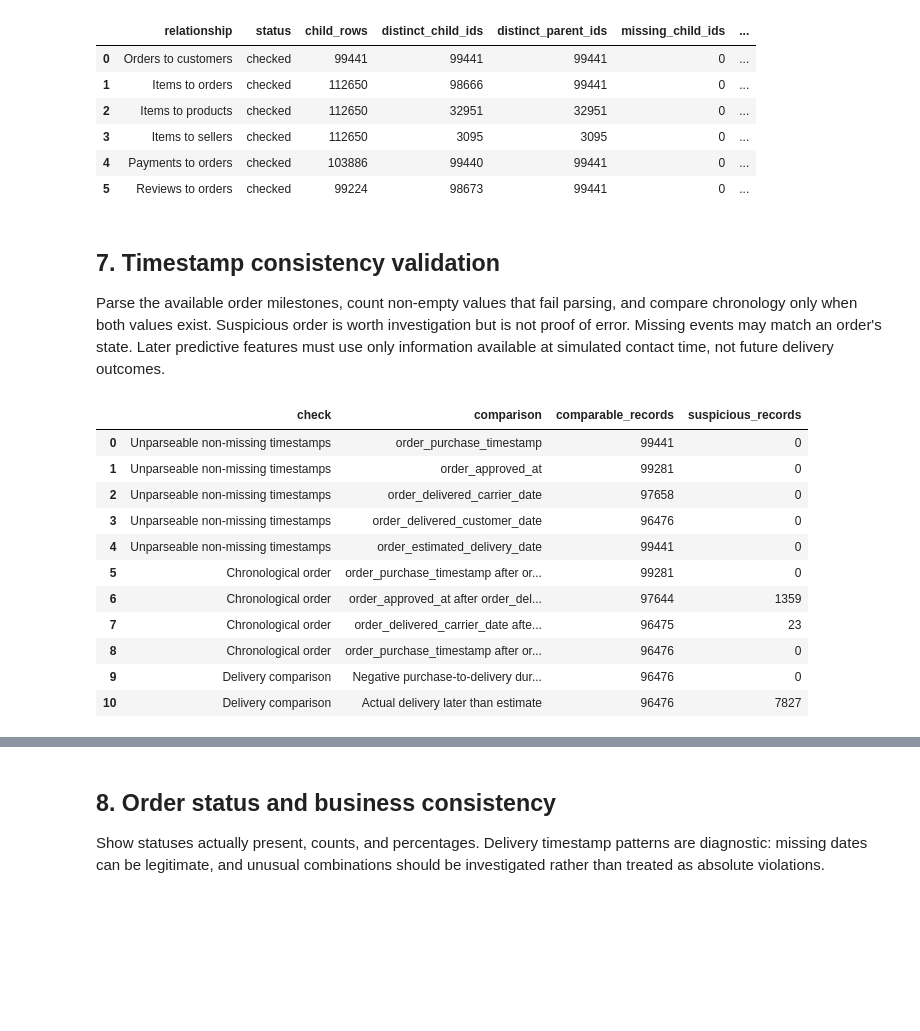
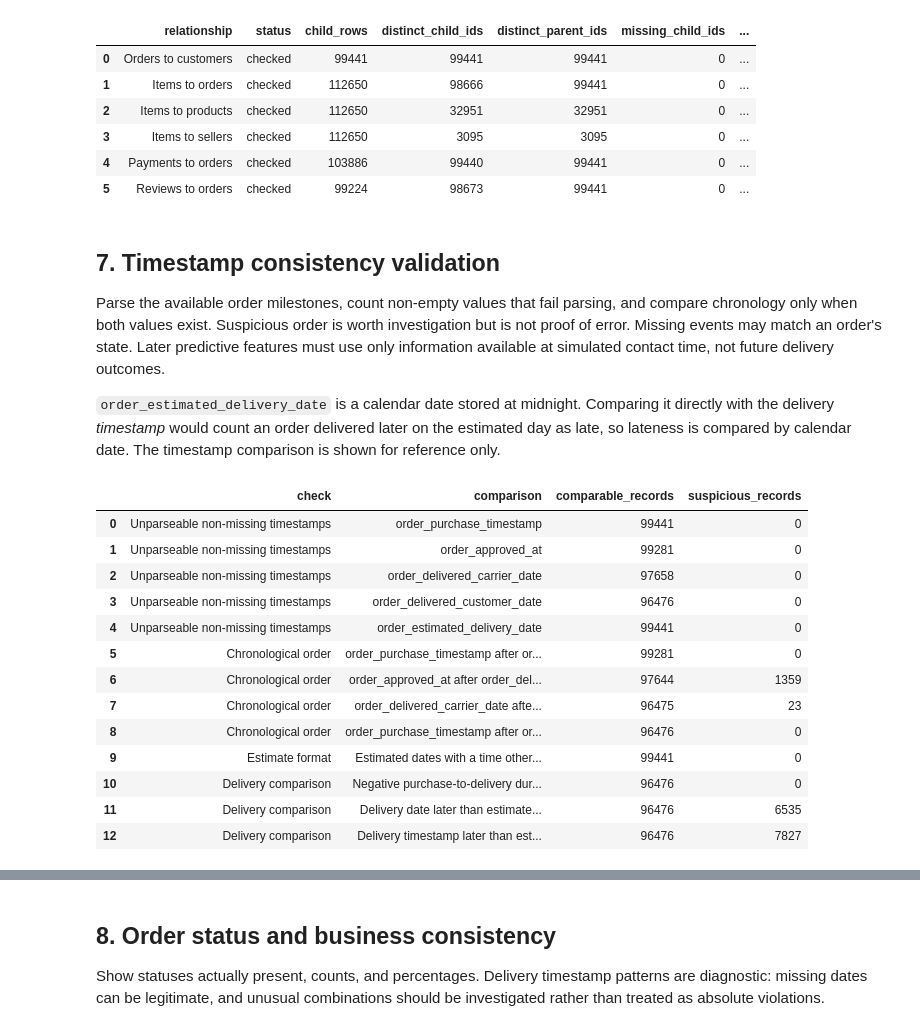
Before and after one commit to hamzafarha/CallVerse, a Jupyter notebook: notebooks/02_data_quality_validation.ipynb, the cells around one changed output, grey strips where cells are left out. Cells and saved outputs as stored; diff of their text form; code cells hidden in the pictures; blank space fills up the shorter version.

```diff
--- a/notebooks/02_data_quality_validation.ipynb
+++ b/notebooks/02_data_quality_validation.ipynb
@@ -24,6 +24,7 @@ selected_files = {
     "customers": "olist_customers_dataset.csv", "payments": "olist_order_payments_dataset.csv",
     "reviews": "olist_order_reviews_dataset.csv", "products": "olist_products_dataset.csv",
     "sellers": "olist_sellers_dataset.csv",
+    "category_translation": "product_category_name_translation.csv",
 }
 datasets = {}
 for dataset_name, file_name in selected_files.items():
@@ -73,6 +75,8 @@ for dataset_name, dataset in datasets.items():
     missing_summaries[dataset_name] = summary
     for _, row in summary[summary.missing_values > 0].iterrows():
         quality_findings.append({"Check": "Missing values", "Dataset": dataset_name, "Issue investigated": row.column, "Number of affected records": int(row.missing_values), "Interpretation": f"{row.missing_percent:.2f}% missing; assess in context."})
+    if summary.missing_values.sum() == 0:
+        quality_findings.append({"Check": "Missing values", "Dataset": dataset_name, "Issue investigated": "All columns", "Number of affected records": 0, "Interpretation": "No missing values."})
     print("\nMissing values:", dataset_name)
     display(summary)
     relevant = summary[(summary.missing_values > 0) & summary.column.isin(callverse_columns.get(dataset_name, []))]
@@ -135,6 +139,6 @@ Completely identical rows differ from repeated identifiers. Check expected recor
 # %%
 duplicate_findings = []
-key_expectations = {"orders": ["order_id"], "customers": ["customer_id"], "order_items": [["order_id", "order_item_id"]], "products": ["product_id"], "sellers": ["seller_id"], "reviews": ["review_id"]}
+key_expectations = {"orders": ["order_id"], "customers": ["customer_id"], "order_items": [["order_id", "order_item_id"]], "products": ["product_id"], "sellers": ["seller_id"], "reviews": ["review_id", ["review_id", "order_id"]], "category_translation": ["product_category_name"]}
 for name, dataset in datasets.items():
     exact_count = int(dataset.duplicated().sum())
     duplicate_findings.append({"dataset": name, "check": "Completely duplicated rows", "columns": "all columns", "affected_records": exact_count})
@@ -145,11 +149,12 @@ for name, dataset in datasets.items():
             repeated_count = int(dataset.duplicated(subset=columns, keep=False).sum())
             duplicate_findings.append({"dataset": name, "check": "Repeated expected identifier", "columns": ", ".join(columns), "affected_records": repeated_count})
             quality_findings.append({"Check": "Identifier uniqueness", "Dataset": name, "Issue investigated": ", ".join(columns), "Number of affected records": repeated_count, "Interpretation": "Rows with repeated expected record key; inspect before joining."})
-    for column in ["order_id", "customer_id"]:
+    for column in ["order_id", "customer_id", "customer_unique_id"]:
         if column in dataset and column not in key_expectations.get(name, []):
             count = int(dataset[column].duplicated(keep=False).sum())
             if count:
                 duplicate_findings.append({"dataset": name, "check": "Repeated identifier (may be legitimate)", "columns": column, "affected_records": count})
+                quality_findings.append({"Check": "Repeated identifier", "Dataset": name, "Issue investigated": column, "Number of affected records": count, "Interpretation": "May be legitimate: table granularity or repeat customers."})
 duplicate_summary = pd.DataFrame(duplicate_findings)
 display(duplicate_summary)
 # %% [output]
@@ -201,45 +265,62 @@ display(pd.DataFrame(relationship_results))
 ## 7. Timestamp consistency validation
 
 Parse the available order milestones, count non-empty values that fail parsing, and compare chronology only when both values exist. Suspicious order is worth investigation but is not proof of error. Missing events may match an order's state. Later predictive features must use only information available at simulated contact time, not future delivery outcomes.
+
+`order_estimated_delivery_date` is a calendar date stored at midnight. Comparing it directly with the delivery *timestamp* would count an order delivered later on the estimated day as late, so lateness is compared by calendar date. The timestamp comparison is shown for reference only.
 # %%
 timestamp_columns = ["order_purchase_timestamp", "order_approved_at", "order_delivered_carrier_date", "order_delivered_customer_date", "order_estimated_delivery_date"]
 timestamp_results = []
 if orders_df is not None:
+    orders_df = orders_df.copy()  # parsed columns go on a copy; datasets["orders"] stays as loaded
     for column in timestamp_columns:
         if column in orders_df:
             parsed = column + "_parsed"
             orders_df[parsed] = pd.to_datetime(orders_df[column], errors="coerce")
             invalid = int((orders_df[column].notna() & orders_df[parsed].isna()).sum())
             timestamp_results.append({"check": "Unparseable non-missing timestamps", "comparison": column, "comparable_records": int(orders_df[column].notna().sum()), "suspicious_records": invalid})
             quality_findings.append({"Check": "Timestamp parsing", "Dataset": "orders", "Issue investigated": column, "Number of affected records": invalid, "Interpretation": "Non-empty values that did not parse."})
     pairs = [("order_purchase_timestamp", "order_approved_at"), ("order_approved_at", "order_delivered_carrier_date"), ("order_delivered_carrier_date", "order_delivered_customer_date"), ("order_purchase_timestamp", "order_delivered_customer_date")]
     for earlier, later in pairs:
         a, b = earlier + "_parsed", later + "_parsed"
         if a in orders_df and b in orders_df:
             both = orders_df[a].notna() & orders_df[b].notna()
             count = int((both & (orders_df[a] > orders_df[b])).sum())
             label = earlier + " after " + later
             timestamp_results.append({"check": "Chronological order", "comparison": label, "comparable_records": int(both.sum()), "suspicious_records": count})
             quality_findings.append({"Check": "Timestamp consistency", "Dataset": "orders", "Issue investigated": label, "Number of affected records": count, "Interpretation": "Compared where both times exist; investigate, not a confirmed error."})
-    actual, estimate, purchase = "order_delivered_customer_date_parsed", "order_estimated_delivery_date_parsed", "order_purchase_timestamp_parsed"
-    if actual in orders_df and estimate in orders_df:
-        both = orders_df[actual].notna() & orders_df[estimate].notna()
-        cases = [("Negative purchase-to-delivery duration", both & orders_df[purchase].notna() & (orders_df[actual] < orders_df[purchase])), ("Actual delivery later than estimate", both & (orders_df[actual] > orders_df[estimate]))]
-        for label, mask in cases:
-            count = int(mask.sum())
-            timestamp_results.append({"check": "Delivery comparison", "comparison": label, "comparable_records": int(both.sum()), "suspicious_records": count})
-            quality_findings.append({"Check": "Timestamp consistency", "Dataset": "orders", "Issue investigated": label, "Number of affected records": count, "Interpretation": "Delivery after estimate indicates lateness, not necessarily erroneous data."})
+
+    actual = orders_df["order_delivered_customer_date_parsed"]
+    estimate = orders_df["order_estimated_delivery_date_parsed"]
+    purchase = orders_df["order_purchase_timestamp_parsed"]
+
+    # The estimate should be a pure calendar date (time 00:00:00)
+    estimate_with_time = int((estimate.notna() & (estimate != estimate.dt.normalize())).sum())
+    timestamp_results.append({"check": "Estimate format", "comparison": "Estimated dates with a time other than 00:00:00", "comparable_records": int(estimate.notna().sum()), "suspicious_records": estimate_with_time})
+
+    with_purchase = actual.notna() & purchase.notna()
+    negative_duration = with_purchase & (actual < purchase)
+    timestamp_results.append({"check": "Delivery comparison", "comparison": "Negative purchase-to-delivery duration", "comparable_records": int(with_purchase.sum()), "suspicious_records": int(negative_duration.sum())})
+    quality_findings.append({"Check": "Timestamp consistency", "Dataset": "orders", "Issue investigated": "Negative purchase-to-delivery duration", "Number of affected records": int(negative_duration.sum()), "Interpretation": "Delivery before purchase would be impossible; investigate if non-zero."})
+
+    with_estimate = actual.notna() & estimate.notna()
+    late_by_date = with_estimate & (actual.dt.normalize() > estimate)
+    late_by_timestamp = with_estimate & (actual > estimate)
+    timestamp_results.append({"check": "Delivery comparison", "comparison": "Delivery date later than estimated date", "comparable_records": int(with_estimate.sum()), "suspicious_records": int(late_by_date.sum())})
+    timestamp_results.append({"check": "Delivery comparison", "comparison": "Delivery timestamp later than estimate (reference only)", "comparable_records": int(with_estimate.sum()), "suspicious_records": int(late_by_timestamp.sum())})
+    quality_findings.append({"Check": "Delivery performance", "Dataset": "orders", "Issue investigated": "Delivery date later than estimated date", "Number of affected records": int(late_by_date.sum()), "Interpretation": "Lateness outcome, not erroneous data; compared by calendar date."})
 display(pd.DataFrame(timestamp_results))
 # %% [output]
 |  | check | comparison | comparable_records | suspicious_records |
 | 0 | Unparseable non-missing timestamps | order_purchase_timestamp | 99441 | 0 |
 | 1 | Unparseable non-missing timestamps | order_approved_at | 99281 | 0 |
 | 2 | Unparseable non-missing timestamps | order_delivered_carrier_date | 97658 | 0 |
 | 3 | Unparseable non-missing timestamps | order_delivered_customer_date | 96476 | 0 |
 | 4 | Unparseable non-missing timestamps | order_estimated_delivery_date | 99441 | 0 |
 | 5 | Chronological order | order_purchase_timestamp after or... | 99281 | 0 |
 | 6 | Chronological order | order_approved_at after order_del... | 97644 | 1359 |
 | 7 | Chronological order | order_delivered_carrier_date afte... | 96475 | 23 |
 | 8 | Chronological order | order_purchase_timestamp after or... | 96476 | 0 |
-| 9 | Delivery comparison | Negative purchase-to-delivery dur... | 96476 | 0 |
-| 10 | Delivery comparison | Actual delivery later than estimate | 96476 | 7827 |
+| 9 | Estimate format | Estimated dates with a time other... | 99441 | 0 |
+| 10 | Delivery comparison | Negative purchase-to-delivery dur... | 96476 | 0 |
+| 11 | Delivery comparison | Delivery date later than estimate... | 96476 | 6535 |
+| 12 | Delivery comparison | Delivery timestamp later than est... | 96476 | 7827 |
```
Also changed, not shown: parts of 24 cells of this notebook, 3 other files.
